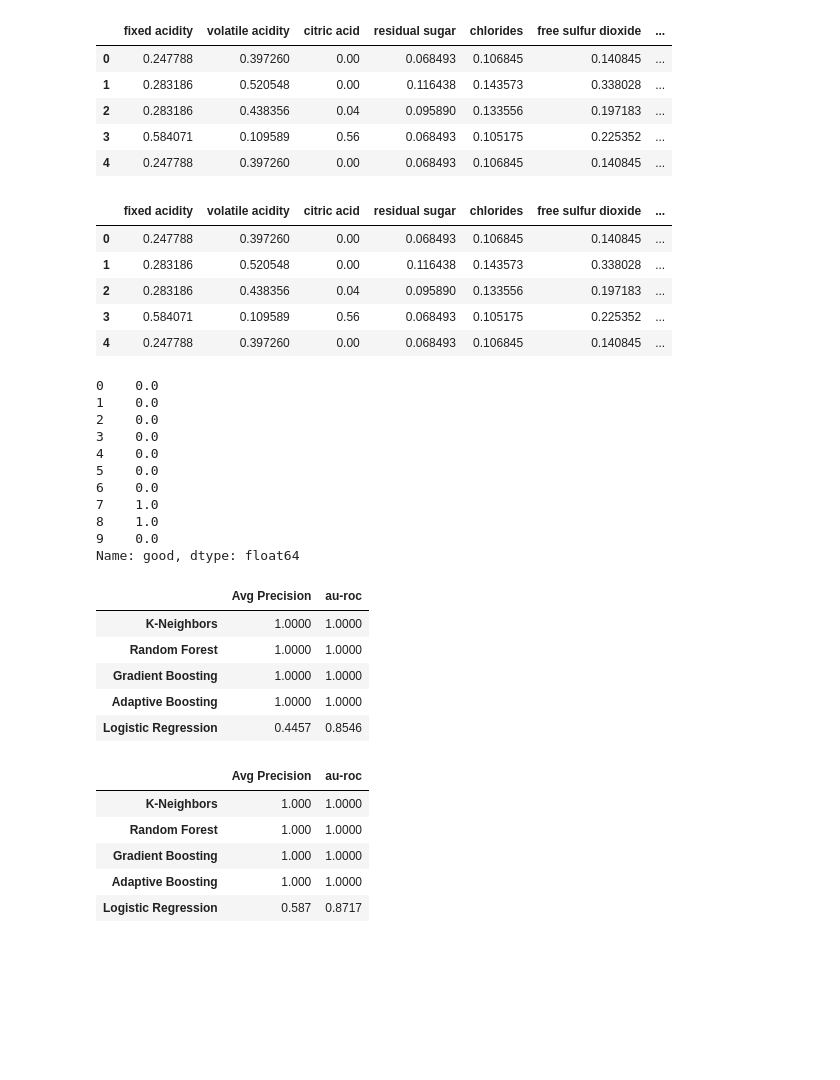
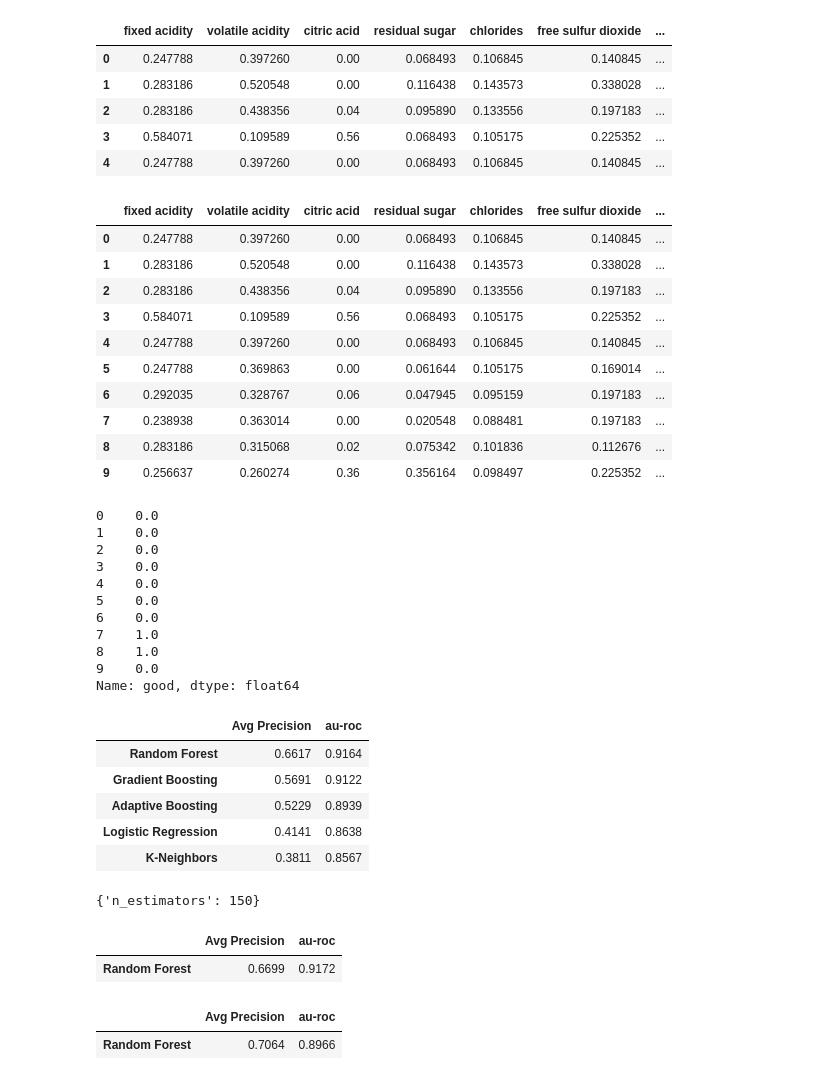
Before and after one commit to Edwardp17/Kaggle, a Jupyter notebook: wine_class/wine_class.ipynb, the cells around one changed output. Saved outputs shown, nothing was run; the diff lists cells and outputs as text; code cells hidden in the pictures; blank space fills up the shorter version.

Commit message:
clustering done

```diff
--- a/wine_class/wine_class.ipynb
+++ b/wine_class/wine_class.ipynb
@@ -378,17 +384,22 @@ clust_df.head()
 | 3 | 0.584071 | 0.109589 | 0.56 | 0.068493 | 0.105175 | 0.225352 | ... |
 | 4 | 0.247788 | 0.397260 | 0.00 | 0.068493 | 0.106845 | 0.140845 | ... |
 # %%
-X1 = clust_df.drop('good', axis = 1)
-y1 = clust_df['good']
-display(X1.head())
+X1 = df_tf.drop('good', axis = 1)
+y1 = df_tf['good']
+display(X1.head(n=10))
 display(y1.head(n=10))
 # %% [output]
 |  | fixed acidity | volatile acidity | citric acid | residual sugar | chlorides | free sulfur dioxide | ... |
 | 0 | 0.247788 | 0.397260 | 0.00 | 0.068493 | 0.106845 | 0.140845 | ... |
 | 1 | 0.283186 | 0.520548 | 0.00 | 0.116438 | 0.143573 | 0.338028 | ... |
 | 2 | 0.283186 | 0.438356 | 0.04 | 0.095890 | 0.133556 | 0.197183 | ... |
 | 3 | 0.584071 | 0.109589 | 0.56 | 0.068493 | 0.105175 | 0.225352 | ... |
 | 4 | 0.247788 | 0.397260 | 0.00 | 0.068493 | 0.106845 | 0.140845 | ... |
+| 5 | 0.247788 | 0.369863 | 0.00 | 0.061644 | 0.105175 | 0.169014 | ... |
+| 6 | 0.292035 | 0.328767 | 0.06 | 0.047945 | 0.095159 | 0.197183 | ... |
+| 7 | 0.238938 | 0.363014 | 0.00 | 0.020548 | 0.088481 | 0.197183 | ... |
+| 8 | 0.283186 | 0.315068 | 0.02 | 0.075342 | 0.101836 | 0.112676 | ... |
+| 9 | 0.256637 | 0.260274 | 0.36 | 0.356164 | 0.098497 | 0.225352 | ... |
 0    0.0
 1    0.0
 2    0.0
@@ -438,18 +449,18 @@ scores1 = get_scores1(fits1,names_clfs1,X_val1,y_val1)
 scores1
 # %% [output]
 |  | Avg Precision | au-roc |
-| K-Neighbors | 1.0000 | 1.0000 |
-| Random Forest | 1.0000 | 1.0000 |
-| Gradient Boosting | 1.0000 | 1.0000 |
-| Adaptive Boosting | 1.0000 | 1.0000 |
-| Logistic Regression | 0.4457 | 0.8546 |
+| Random Forest | 0.6617 | 0.9164 |
+| Gradient Boosting | 0.5691 | 0.9122 |
+| Adaptive Boosting | 0.5229 | 0.8939 |
+| Logistic Regression | 0.4141 | 0.8638 |
+| K-Neighbors | 0.3811 | 0.8567 |
-# %%
-scores2 = get_scores1(fits1,names_clfs1,X_test1,y_test1)
-scores2
-# %% [output]
-|  | Avg Precision | au-roc |
-| K-Neighbors | 1.000 | 1.0000 |
-| Random Forest | 1.000 | 1.0000 |
-| Gradient Boosting | 1.000 | 1.0000 |
-| Adaptive Boosting | 1.000 | 1.0000 |
-| Logistic Regression | 0.587 | 0.8717 |
+# %%
+param_grid1 = {
+    'n_estimators': [150,200, 500],
+}
+
+CV_rfc1 = GridSearchCV(estimator = RandomForestClassifier(random_state = 1), param_grid = param_grid1, cv = 5, scoring = 'average_precision')
+CV_rfc1.fit(X_val1, y_val1)
+print(CV_rfc1.best_params_)
+# %% [output]
+{'n_estimators': 150}
@@ -455,0 +469,12 @@ scores2
+# %%
+rf_v_score1 = get_scores1(rf_v_fit1, ['Random Forest'], X_val1, y_val1)
+rf_v_score1
+# %% [output]
+|  | Avg Precision | au-roc |
+| Random Forest | 0.6699 | 0.9172 |
+# %%
+rf_t_score1 = get_scores1(rf_v_fit1, ['Random Forest'], X_test1, y_test1)
+rf_t_score1
+# %% [output]
+|  | Avg Precision | au-roc |
+| Random Forest | 0.7064 | 0.8966 |
```
Also changed, not shown: parts of 7 cells of this notebook.
